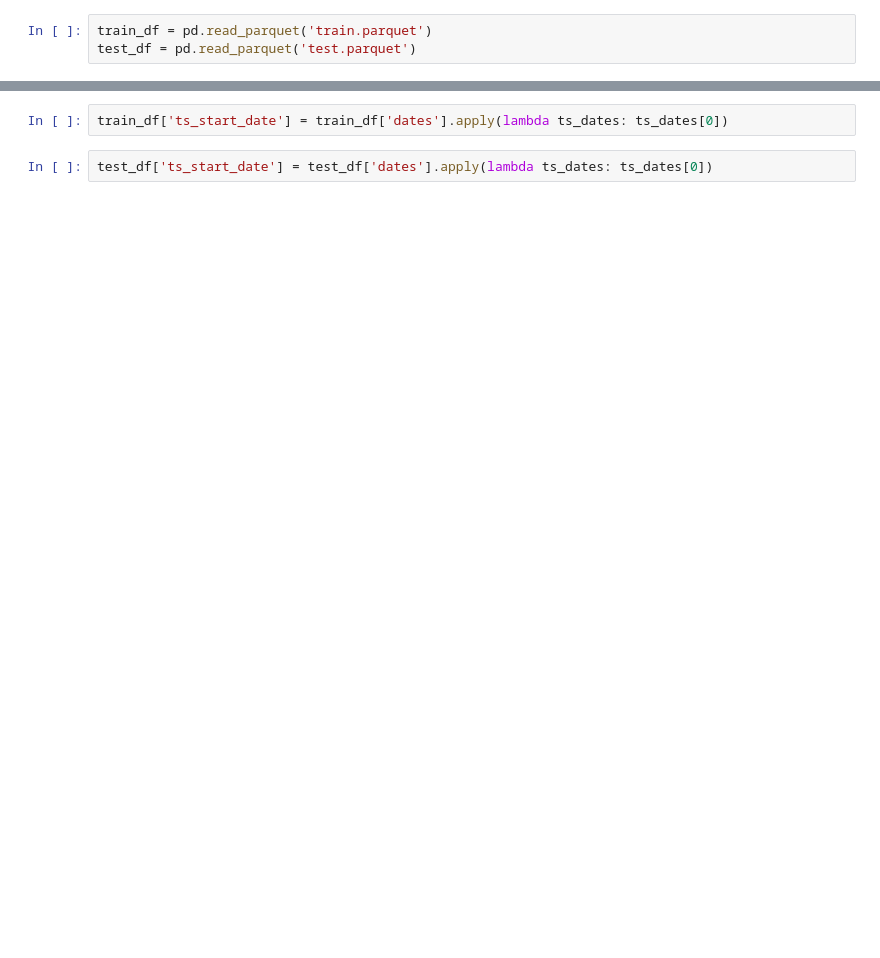
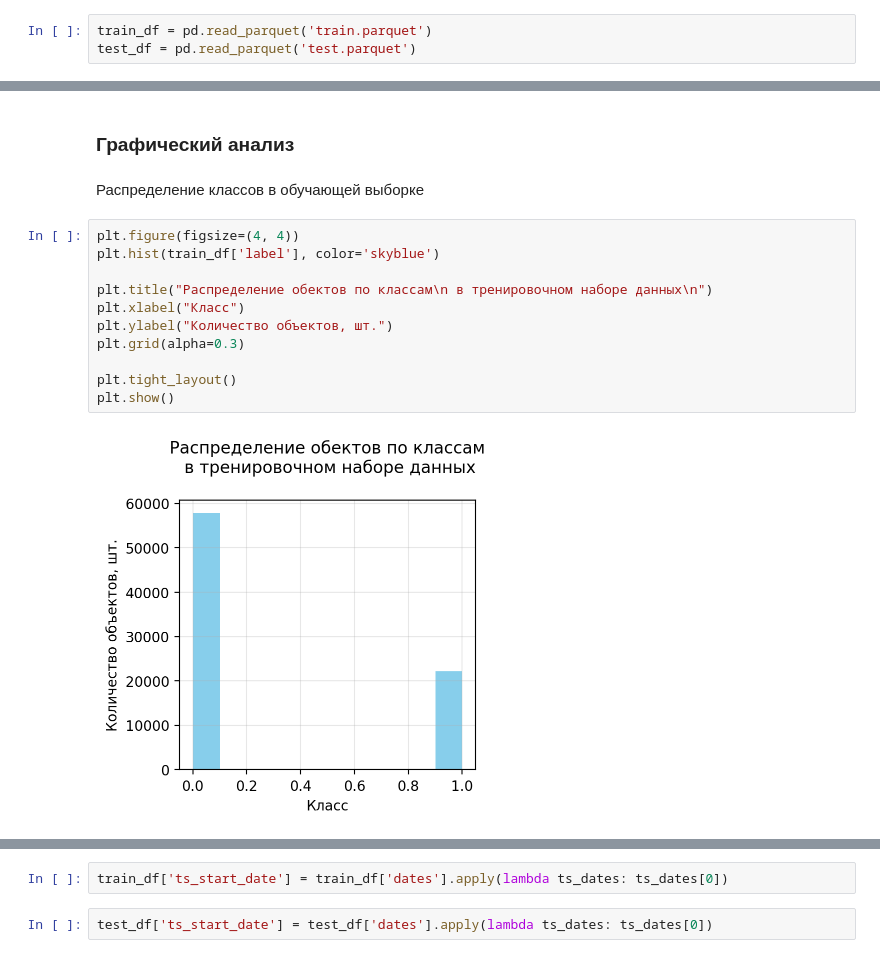
Before and after one commit to mikheevshow/ts-classification, a Jupyter notebook: solution.ipynb, the cells around one changed output, grey strips where cells are left out. Saved outputs shown, nothing was run; the diff lists cells and outputs as text; blank space fills up the shorter version.

```diff
--- a/solution.ipynb
+++ b/solution.ipynb
@@ -25,0 +118,17 @@ train_df
+# %% [markdown]
+### Графический анализ
+# %% [markdown]
+Распределение классов в обучающей выборке
+# %%
+plt.figure(figsize=(4, 4))
+plt.hist(train_df['label'], color='skyblue')
+
+plt.title("Распределение обектов по классам\n в тренировочном наборе данных\n")
+plt.xlabel("Класс")
+plt.ylabel("Количество объектов, шт.")
+plt.grid(alpha=0.3)
+
+plt.tight_layout()
+plt.show()
+# %% [output]
+[figure, added]
```
Also changed, not shown: parts of 82 cells of this notebook, 1 other file.
